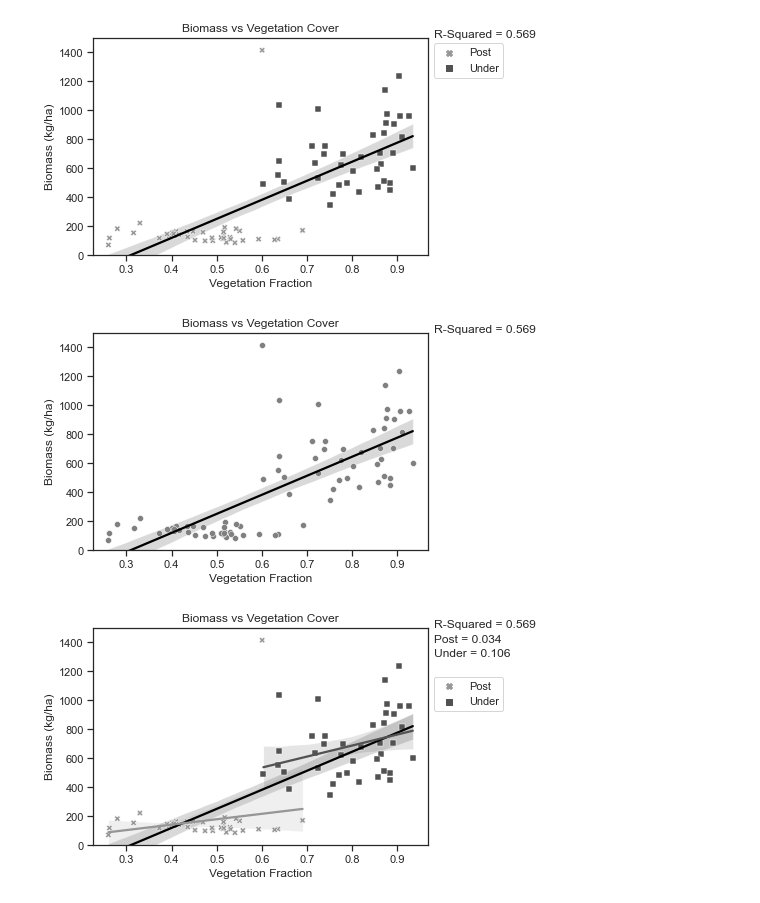
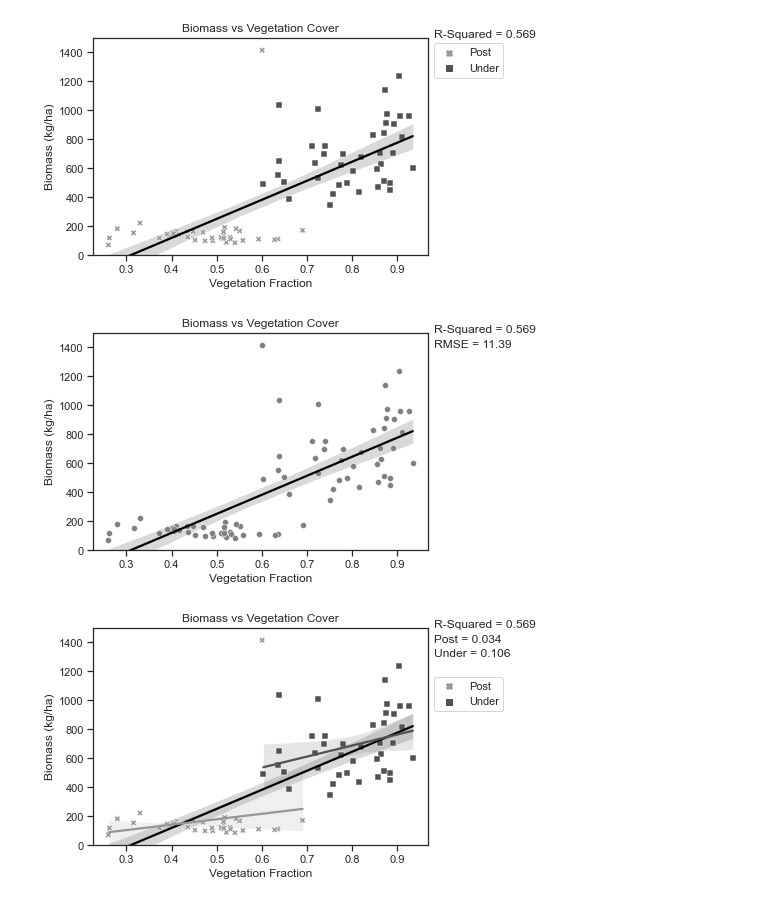
Before and after one commit to LRosen656/USDA_GEMS_TASK1, a Jupyter notebook: 6.0_Plot_Oat_Results.ipynb, the cells around one changed output. Drawn from its saved outputs; the diff is of its cells as text; code cells hidden in the pictures.

```diff
--- a/6.0_Plot_Oat_Results.ipynb
+++ b/6.0_Plot_Oat_Results.ipynb
@@ -513,5 +521,11 @@ Harvest
 120 rows × 29 columns
 # %%
 Harvest = Harvest[(Harvest["Cover"]!="Fallow")]               ## Removes all fallow plots (e.g. no data)
+# %%
+Correlation = []
+
+R_Squared = []
+
+RMSE = []
 # %%
 ## Biomass vs VC (from EXGR Zero)
@@ -531,18 +547,25 @@ plt.savefig(graph_out + "Biomass_VC", bbox_inches = "tight", dpi = 300)
 [figure]
 # %%
 ## Biomass vs VC (from EXGR Zero)
+summary = stats.linregress(Harvest["Vegetation_Fraction"], Harvest["Biomass"])
+Correlation.append("Biomass_VF")
+R_Squared.append(summary.rvalue**2)
+RMSE.append(np.sqrt(summary.stderr))
+
+
 
 sns.set_theme(style ="ticks")
 line = sns.regplot(x = "Vegetation_Fraction", y = "Biomass", data = Harvest, scatter = False, color = "black")  ## TrendLine
 line.set(ylim = (0, 1500))
-line.text(.98, 1500, "R-Squared = " + "{:.3f}".format(stats.pearsonr(Harvest["Vegetation_Fraction"],Harvest["Biomass"])[0]**2)) ## R-Squared
+line.text(.98, 1500, "R-Squared = " + "{:.3f}".format(summary.rvalue**2)) ## R-Squared
+line.text(.98, 1400, "RMSE = " + "{:.2f}".format(np.sqrt(summary.stderr))) ## RMSE
 ax = sns.scatterplot(x = "Vegetation_Fraction", y = "Biomass", data = Harvest, color = "Grey", legend = False)
 ax.set(xlabel = "Vegetation Fraction", ylabel = "Biomass (kg/ha)",
        title = "Biomass vs Vegetation Cover")
 
 
 plt.savefig(graph_out + "Biomass_VC_C", bbox_inches = "tight", dpi = 300)
 # %% [output]
-[figure, old version]
+[figure, new version]
 # %%
 ## Biomass vs VC (from EXGR Zero)
```
Also changed, not shown: parts of 51 cells of this notebook, 56 other files.
